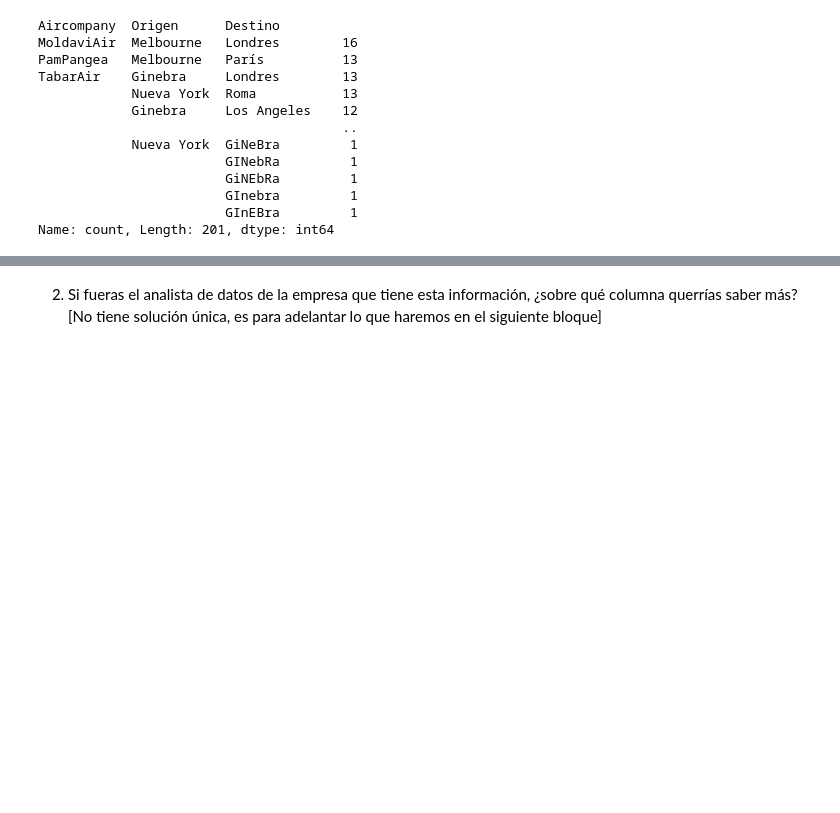
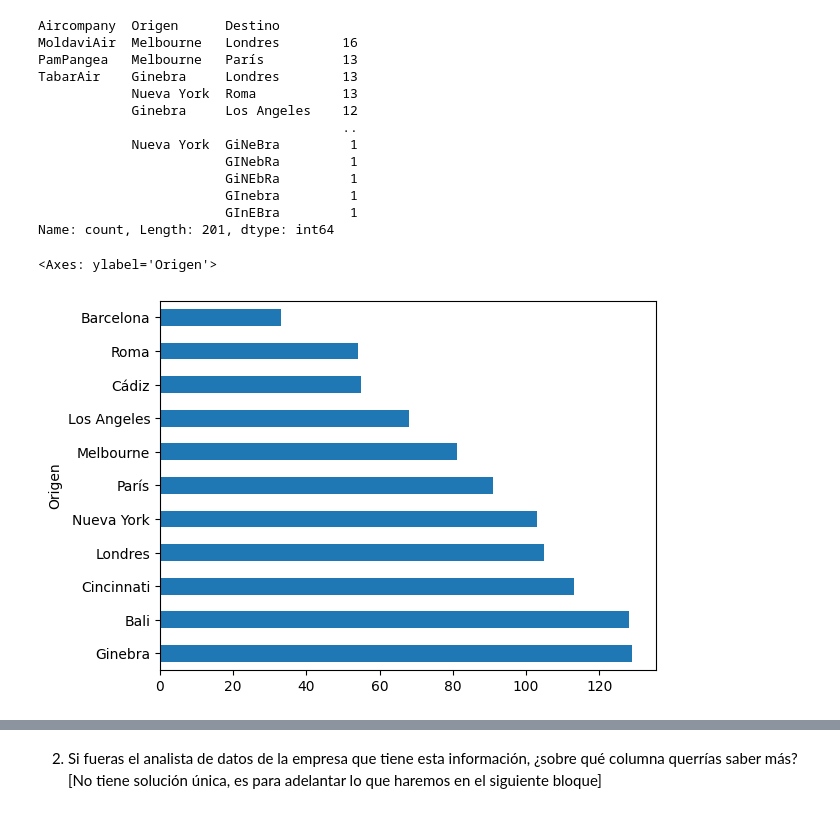
Before and after one commit to laurasalaslozano/repo-lsalas-ejercicios-ds, a Jupyter notebook: Sprint_04/Unidad_02_Pandas_II/03_Practica_Obligatoria/18_Practica_Obligatoria_Pandas_2.ipynb, the cells around one changed output, grey strips where cells are left out. Drawn from its saved outputs; the diff is of its cells as text; code cells hidden in the pictures; blank space fills up the shorter version.

```diff
--- a/Sprint_04/Unidad_02_Pandas_II/03_Practica_Obligatoria/18_Practica_Obligatoria_Pandas_2.ipynb
+++ b/Sprint_04/Unidad_02_Pandas_II/03_Practica_Obligatoria/18_Practica_Obligatoria_Pandas_2.ipynb
@@ -86,3 +86,8 @@ TabarAir    Ginebra     Londres        13
                         GInebra         1
                         GInEBra         1
 Name: count, Length: 201, dtype: int64
+# %%
+df_viajes_aereos.Origen.value_counts().plot(kind="barh")
+# %% [output]
+<Axes: ylabel='Origen'>
+[figure, added]
```
Also changed, not shown: parts of 3 cells of this notebook, 7 other files.
